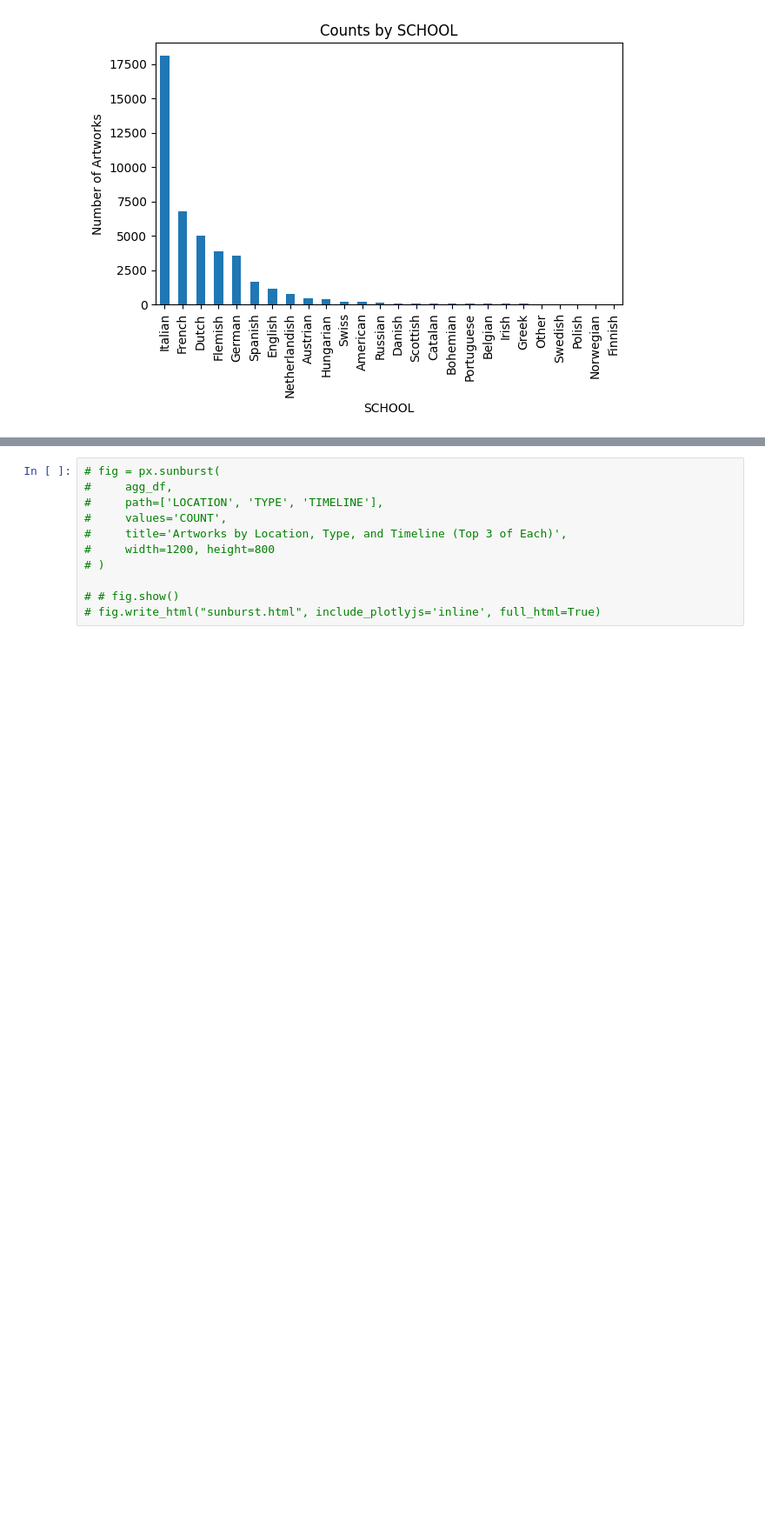
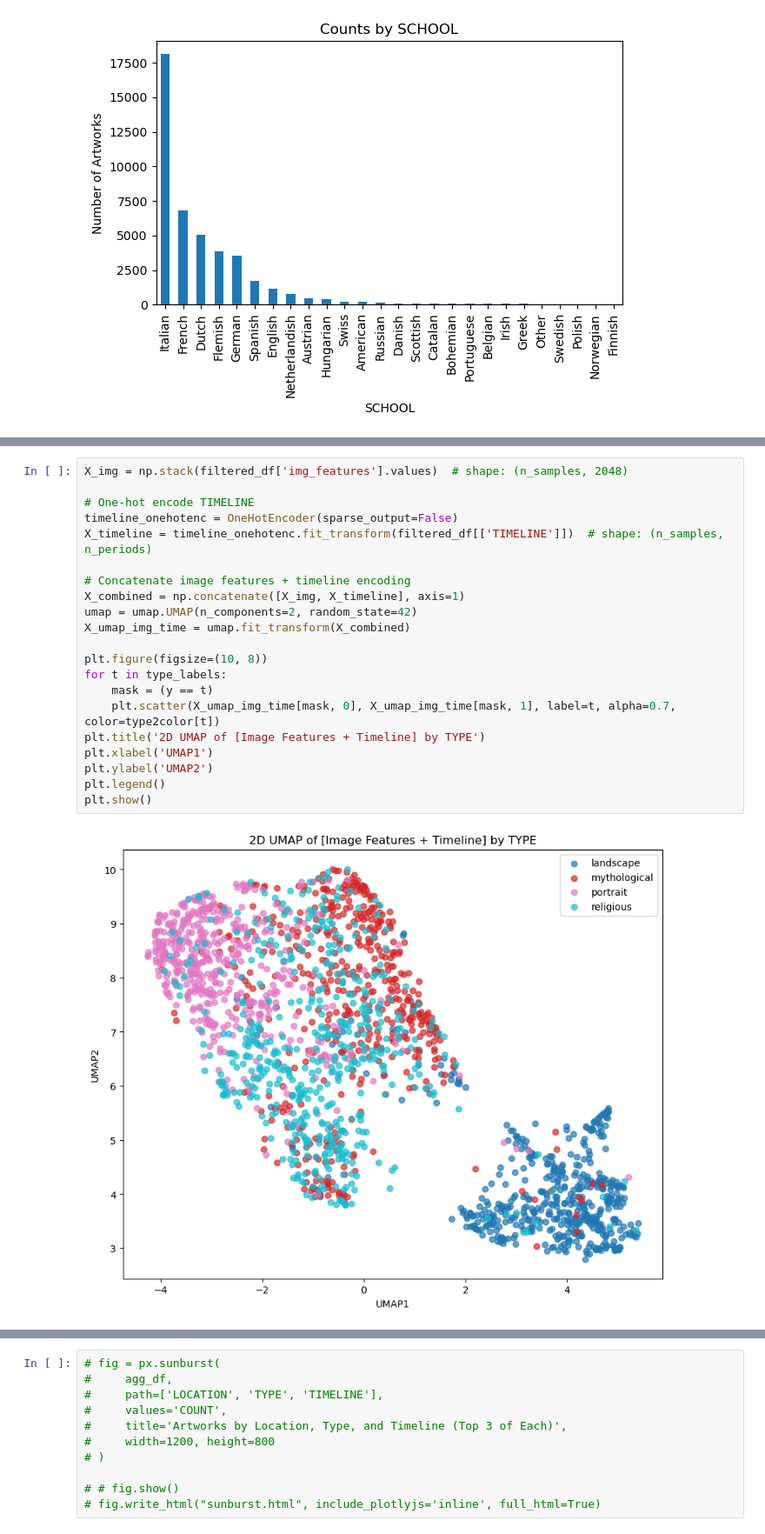
Before and after one commit to LaurenzPoll/Art-classifier, a Jupyter notebook: 02_data_understanding/02_3_exploratory_data_analysis.ipynb, the cells around one changed output, grey strips where cells are left out. Shown at 87% size. Drawn from its saved outputs; the diff is of its cells as text; blank space fills up the shorter version.

```diff
--- a/02_data_understanding/02_3_exploratory_data_analysis.ipynb
+++ b/02_data_understanding/02_3_exploratory_data_analysis.ipynb
@@ -448,0 +594,23 @@ plt.show()
+# %%
+X_img = np.stack(filtered_df['img_features'].values)  # shape: (n_samples, 2048)
+
+# One-hot encode TIMELINE
+timeline_onehotenc = OneHotEncoder(sparse_output=False)
+X_timeline = timeline_onehotenc.fit_transform(filtered_df[['TIMELINE']])  # shape: (n_samples, n_periods)
+
+# Concatenate image features + timeline encoding
+X_combined = np.concatenate([X_img, X_timeline], axis=1)
+umap = umap.UMAP(n_components=2, random_state=42)
+X_umap_img_time = umap.fit_transform(X_combined)
+
+plt.figure(figsize=(10, 8))
+for t in type_labels:
+    mask = (y == t)
+    plt.scatter(X_umap_img_time[mask, 0], X_umap_img_time[mask, 1], label=t, alpha=0.7, color=type2color[t])
+plt.title('2D UMAP of [Image Features + Timeline] by TYPE')
+plt.xlabel('UMAP1')
+plt.ylabel('UMAP2')
+plt.legend()
+plt.show()
+# %% [output]
+[figure, added]
```
Also changed, not shown: parts of 55 cells of this notebook, 1 other file.
